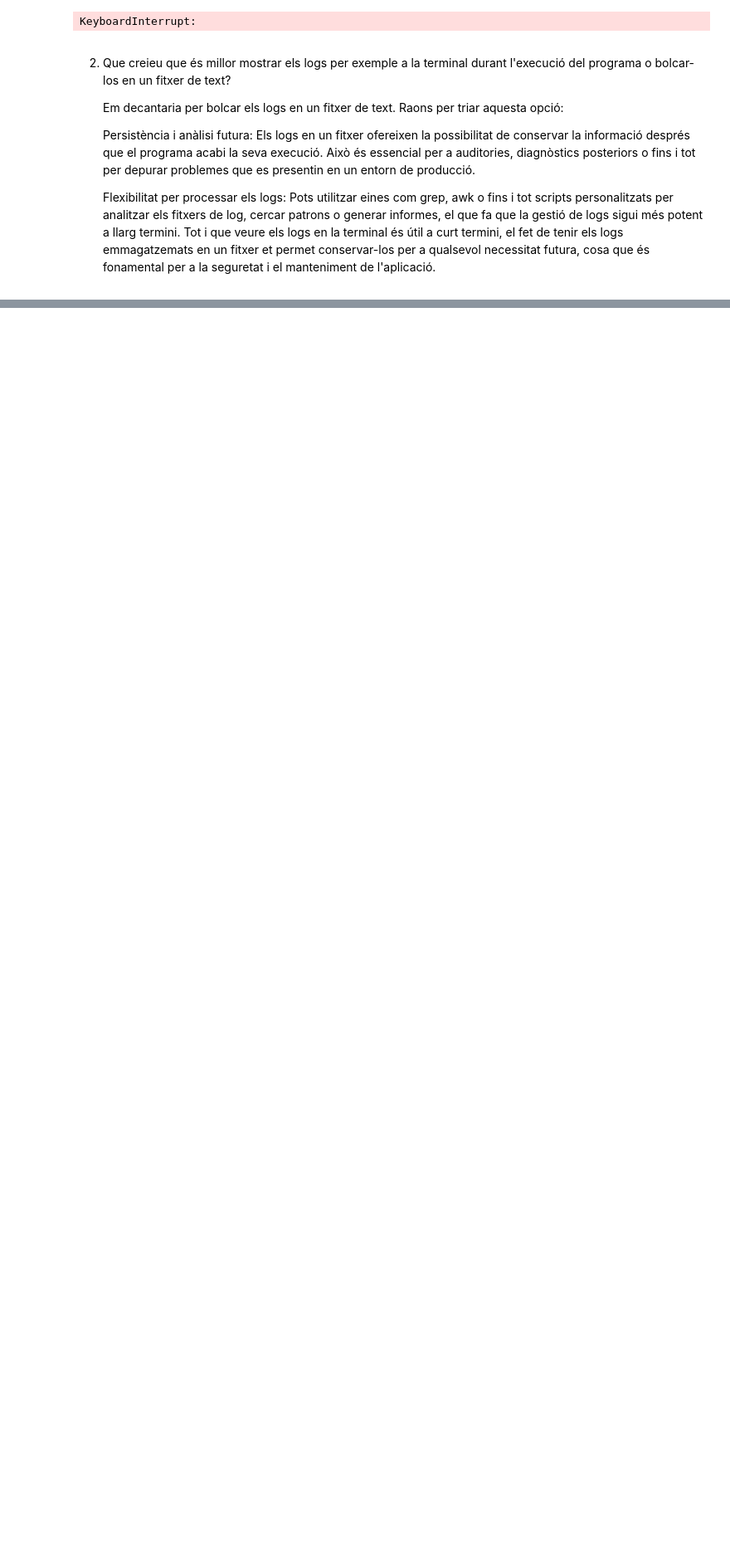
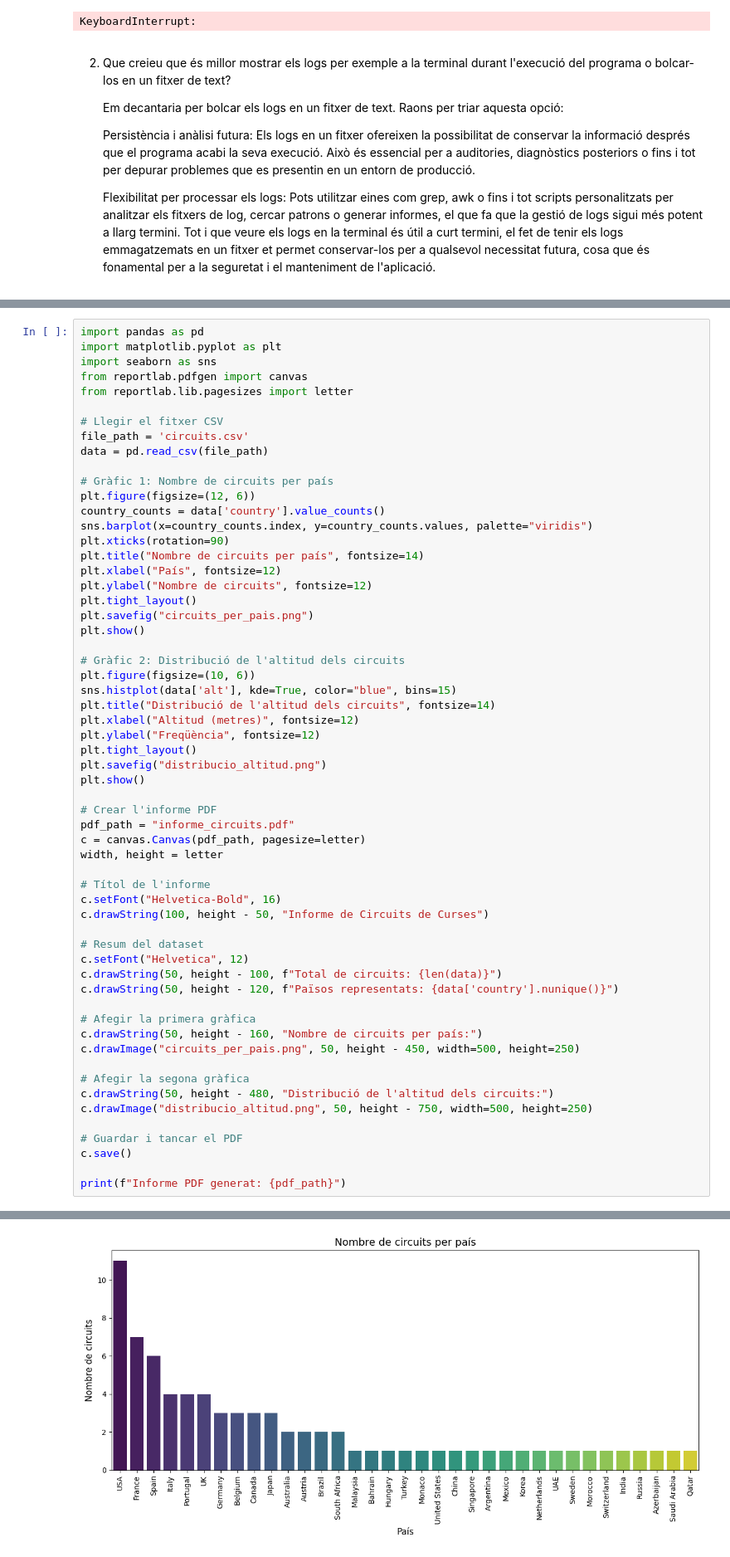
Before and after one commit to Bemen3M07/jupiter-logs-pandas-xahimo24, a Jupyter notebook: P4_part2.ipynb, the cells around one changed output, grey strips where cells are left out. Shown: that part at 83% size. Drawn from its saved outputs; the diff is of its cells as text; blank space fills up the shorter version.

```diff
--- a/P4_part2.ipynb
+++ b/P4_part2.ipynb
@@ -90,0 +222,60 @@ KeyboardInterrupt:
+# %%
+import pandas as pd
+import matplotlib.pyplot as plt
+import seaborn as sns
+from reportlab.pdfgen import canvas
+from reportlab.lib.pagesizes import letter
+
+# Llegir el fitxer CSV
+file_path = 'circuits.csv'
+data = pd.read_csv(file_path)
+
+# Gràfic 1: Nombre de circuits per país
+plt.figure(figsize=(12, 6))
+country_counts = data['country'].value_counts()
+sns.barplot(x=country_counts.index, y=country_counts.values, palette="viridis")
+plt.xticks(rotation=90)
+plt.title("Nombre de circuits per país", fontsize=14)
+plt.xlabel("País", fontsize=12)
+plt.ylabel("Nombre de circuits", fontsize=12)
+plt.tight_layout()
+plt.savefig("circuits_per_pais.png")
+plt.show()
+
+# Gràfic 2: Distribució de l'altitud dels circuits
+plt.figure(figsize=(10, 6))
+sns.histplot(data['alt'], kde=True, color="blue", bins=15)
+plt.title("Distribució de l'altitud dels circuits", fontsize=14)
+plt.xlabel("Altitud (metres)", fontsize=12)
+plt.ylabel("Freqüència", fontsize=12)
+plt.tight_layout()
+plt.savefig("distribucio_altitud.png")
+plt.show()
+
+# Crear l'informe PDF
+pdf_path = "informe_circuits.pdf"
+c = canvas.Canvas(pdf_path, pagesize=letter)
+width, height = letter
+
+# Títol de l'informe
+c.setFont("Helvetica-Bold", 16)
+c.drawString(100, height - 50, "Informe de Circuits de Curses")
+
+# Resum del dataset
+c.setFont("Helvetica", 12)
+c.drawString(50, height - 100, f"Total de circuits: {len(data)}")
+c.drawString(50, height - 120, f"Països representats: {data['country'].nunique()}")
+
+# Afegir la primera gràfica
+c.drawString(50, height - 160, "Nombre de circuits per país:")
+c.drawImage("circuits_per_pais.png", 50, height - 450, width=500, height=250)
+
+# Afegir la segona gràfica
+c.drawString(50, height - 480, "Distribució de l'altitud dels circuits:")
+c.drawImage("distribucio_altitud.png", 50, height - 750, width=500, height=250)
+
+# Guardar i tancar el PDF
+c.save()
+
+print(f"Informe PDF generat: {pdf_path}")
+# %% [output]
@@ -90,0 +285 @@ KeyboardInterrupt:
+[figure, added]
```
Also changed, not shown: parts of 23 cells of this notebook, 5 other files.
